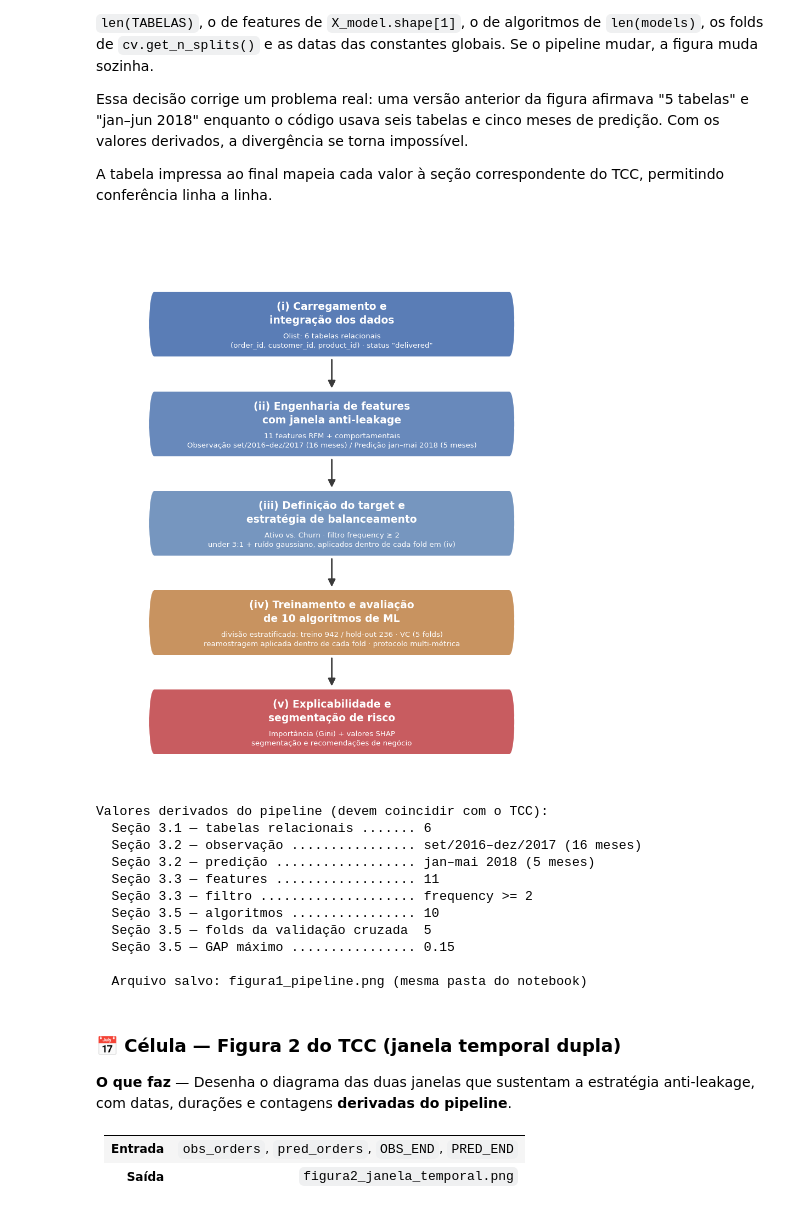
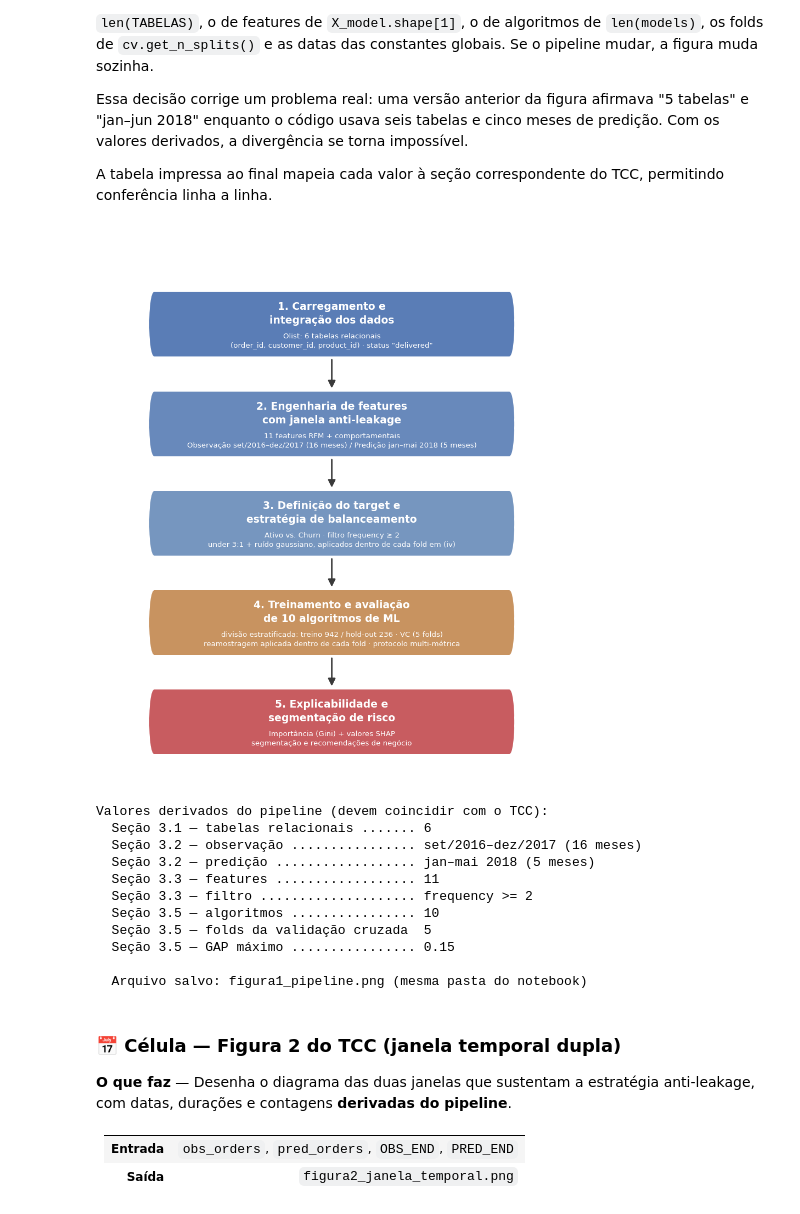
Before and after one commit to ugulinofabiano/tcc-mba-usp, a Jupyter notebook: notebook/olist_churn_prediction.ipynb, the cells around one changed output. Drawn from its saved outputs; the diff is of its cells as text; code cells hidden in the pictures.

```diff
--- a/notebook/olist_churn_prediction.ipynb
+++ b/notebook/olist_churn_prediction.ipynb
@@ -5963,19 +5963,19 @@ obs_txt    = (f'{MESES_PT[obs_ini.month - 1]}/{obs_ini.year}'
 pred_txt   = f'{MESES_PT[OBS_END.month - 1]}–{MESES_PT[pred_fim.month - 1]} {pred_fim.year}'
 
 ETAPAS = [
-    ('(i) Carregamento e\nintegração dos dados',
+    ('1. Carregamento e\nintegração dos dados',
      f'Olist: {n_tabelas} tabelas relacionais\n'
      f'(order_id, customer_id, product_id) · status "delivered"'),
-    ('(ii) Engenharia de features\ncom janela anti-leakage',
+    ('2. Engenharia de features\ncom janela anti-leakage',
      f'{n_features} features RFM + comportamentais\n'
      f'Observação {obs_txt} ({obs_meses} meses) / Predição {pred_txt} ({pred_meses} meses)'),
-    ('(iii) Definição do target e\nestratégia de balanceamento',
+    ('3. Definição do target e\nestratégia de balanceamento',
      f'Ativo vs. Churn · filtro frequency ≥ {min_freq}\n'
      f'under {RATIO_MAJ}:1 + ruído gaussiano, aplicados dentro de cada fold em (iv)'),
-    (f'(iv) Treinamento e avaliação\nde {n_algos} algoritmos de ML',
+    (f'4. Treinamento e avaliação\nde {n_algos} algoritmos de ML',
      f'divisão estratificada: treino {n_treino} / hold-out {n_holdout} · VC ({n_folds} folds)\n'
      f'reamostragem aplicada dentro de cada fold · protocolo multi-métrica'),
-    ('(v) Explicabilidade e\nsegmentação de risco',
+    ('5. Explicabilidade e\nsegmentação de risco',
      'Importância (Gini) + valores SHAP\nsegmentação e recomendações de negócio'),
 ]
 
@@ -5992,34 +5992,34 @@ largura, cx = X1 - X0, (X0 + X1) / 2
 for i, ((titulo, detalhe), cor, topo) in enumerate(zip(ETAPAS, CORES, TOPOS)):
     ax.add_patch(FancyBboxPatch((X0, topo), largura, ALTURA,
                  boxstyle='round,pad=0,rounding_size=0.012', linewidth=0,
                  facecolor=cor, mutation_aspect=largura / ALTURA))
     ax.text(cx, topo + ALTURA * 0.33, titulo, ha='center', va='center',
             fontsize=13.5, fontweight='bold', color='white', linespacing=1.35)
     ax.text(cx, topo + ALTURA * 0.755, detalhe, ha='center', va='center',
             fontsize=9.6, color='white', linespacing=1.45)
     if i < len(ETAPAS) - 1:
         ax.add_patch(FancyArrowPatch((cx, topo + ALTURA + 0.006), (cx, TOPOS[i + 1] - 0.006),
                      arrowstyle='-|>', mutation_scale=20, linewidth=2.0,
                      color='#3A3A3A', shrinkA=0, shrinkB=0))
 
 plt.subplots_adjust(left=0, right=1, top=1, bottom=0)
 plt.savefig('figura1_pipeline.png', dpi=150, bbox_inches='tight',
             pad_inches=0.12, facecolor='white')      # salva ao lado do notebook
 plt.show()
 
 # ── conferência contra o texto do TCC ────────────────────────────────────────
 print('Valores derivados do pipeline (devem coincidir com o TCC):')
 print(f'  Seção 3.1 — tabelas relacionais ....... {n_tabelas}')
 print(f'  Seção 3.2 — observação ................ {obs_txt} ({obs_meses} meses)')
 print(f'  Seção 3.2 — predição .................. {pred_txt} ({pred_meses} meses)')
 print(f'  Seção 3.3 — features .................. {n_features}')
 print(f'  Seção 3.3 — filtro .................... frequency >= {min_freq}')
 print(f'  Seção 3.5 — algoritmos ................ {n_algos}')
 print(f'  Seção 3.5 — folds da validação cruzada  {n_folds}')
 print(f'  Seção 3.5 — GAP máximo ................ {gap_max:.2f}')
 print('\n  Arquivo salvo: figura1_pipeline.png (mesma pasta do notebook)')
 # %% [output]
-[figure, old version]
+[figure, new version]
 Valores derivados do pipeline (devem coincidir com o TCC):
   Seção 3.1 — tabelas relacionais ....... 6
   Seção 3.2 — observação ................ set/2016–dez/2017 (16 meses)
```
Also changed, not shown: parts of 5 cells of this notebook.
